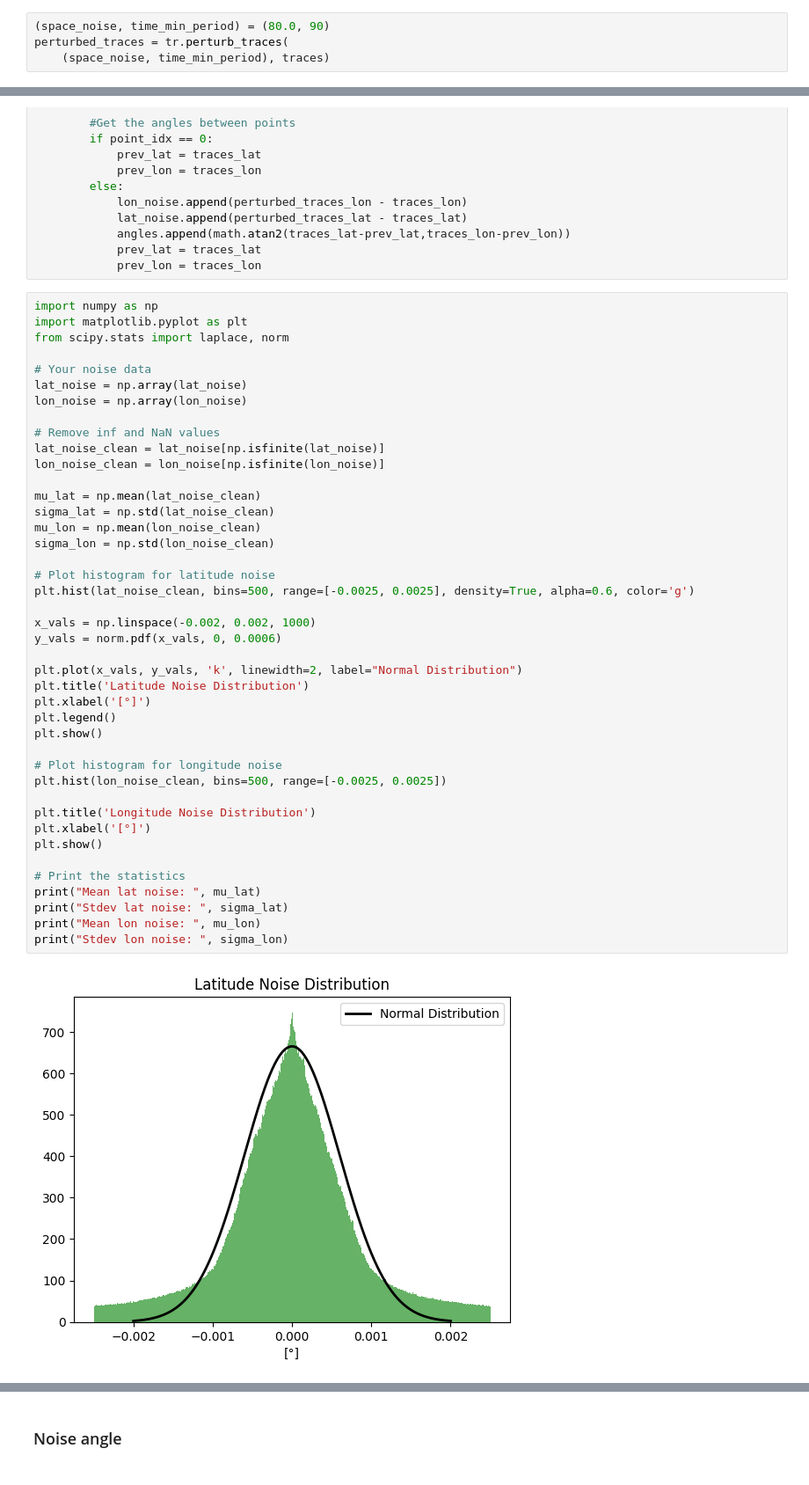
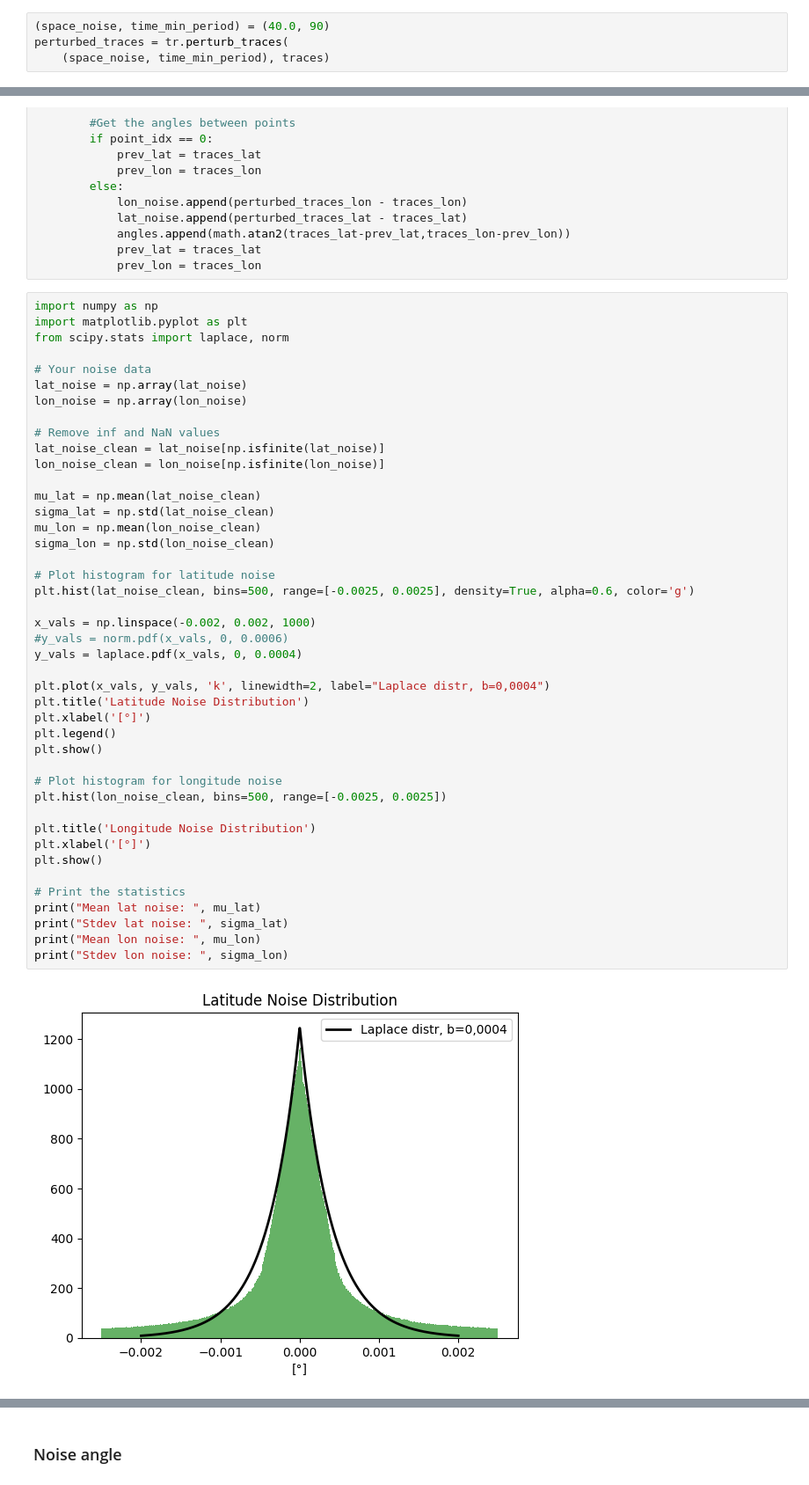
Before and after one commit to dieterj1/thesis, a Jupyter notebook: geolife/noise_distribution.ipynb, the cells around one changed output, grey strips where cells are left out. Shown at 88% size. Drawn from its saved outputs; the diff is of its cells as text.

```diff
--- a/geolife/noise_distribution.ipynb
+++ b/geolife/noise_distribution.ipynb
@@ -31,7 +31,7 @@ for trace in traces:
 # Replace traces with processed version
 traces = processed_traces
 # %%
-(space_noise, time_min_period) = (80.0, 90)
+(space_noise, time_min_period) = (40.0, 90)
 perturbed_traces = tr.perturb_traces(
     (space_noise, time_min_period), traces)
 # %%
@@ -76,33 +76,34 @@ lat_noise_clean = lat_noise[np.isfinite(lat_noise)]
 lon_noise_clean = lon_noise[np.isfinite(lon_noise)]
 
 mu_lat = np.mean(lat_noise_clean)
 sigma_lat = np.std(lat_noise_clean)
 mu_lon = np.mean(lon_noise_clean)
 sigma_lon = np.std(lon_noise_clean)
 
 # Plot histogram for latitude noise
 plt.hist(lat_noise_clean, bins=500, range=[-0.0025, 0.0025], density=True, alpha=0.6, color='g')
 
 x_vals = np.linspace(-0.002, 0.002, 1000)
-y_vals = norm.pdf(x_vals, 0, 0.0006)
+#y_vals = norm.pdf(x_vals, 0, 0.0006)
+y_vals = laplace.pdf(x_vals, 0, 0.0004)
 
-plt.plot(x_vals, y_vals, 'k', linewidth=2, label="Normal Distribution")
+plt.plot(x_vals, y_vals, 'k', linewidth=2, label="Laplace distr, b=0,0004")
 plt.title('Latitude Noise Distribution')
 plt.xlabel('[°]')
 plt.legend()
 plt.show()
 
 # Plot histogram for longitude noise
 plt.hist(lon_noise_clean, bins=500, range=[-0.0025, 0.0025])
 
 plt.title('Longitude Noise Distribution')
 plt.xlabel('[°]')
 plt.show()
 
 # Print the statistics
 print("Mean lat noise: ", mu_lat)
 print("Stdev lat noise: ", sigma_lat)
 print("Mean lon noise: ", mu_lon)
 print("Stdev lon noise: ", sigma_lon)
 # %% [output]
-[figure, old version]
+[figure, new version]
```
Also changed, not shown: parts of 1 cell of this notebook, 2 other files.
